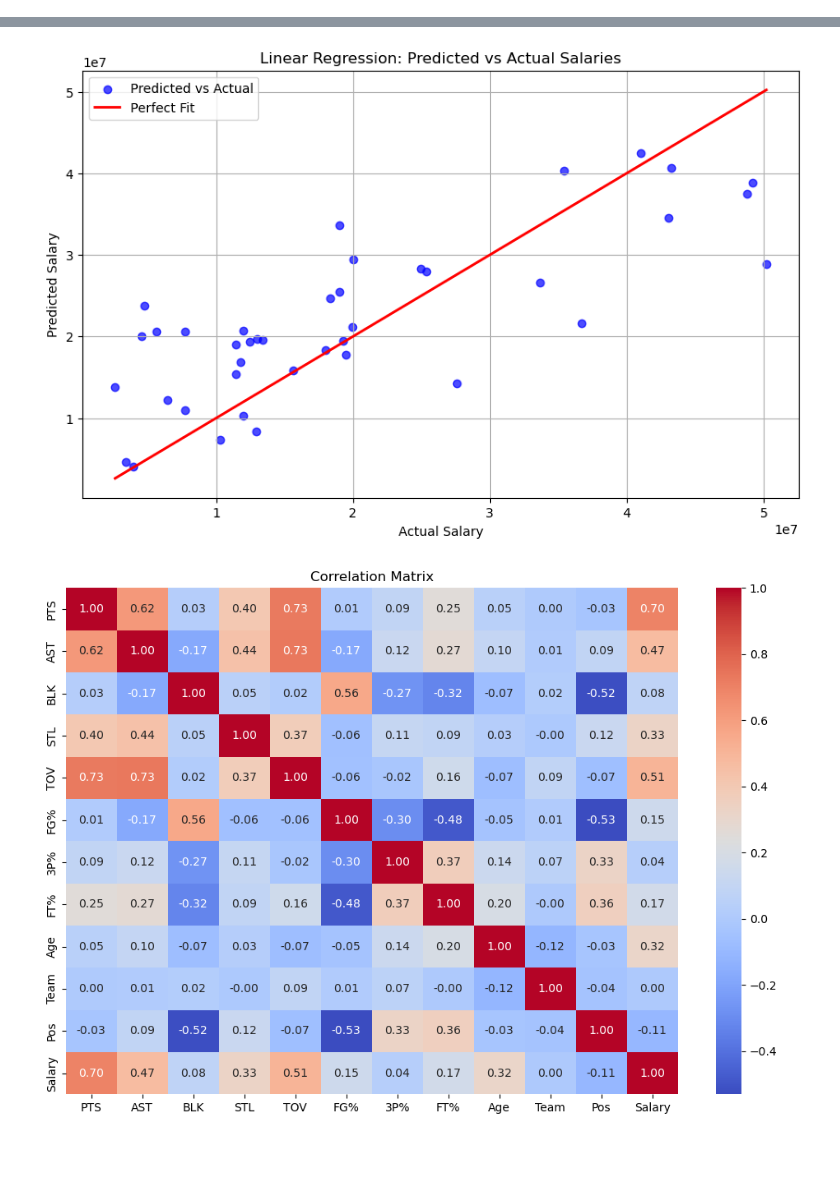
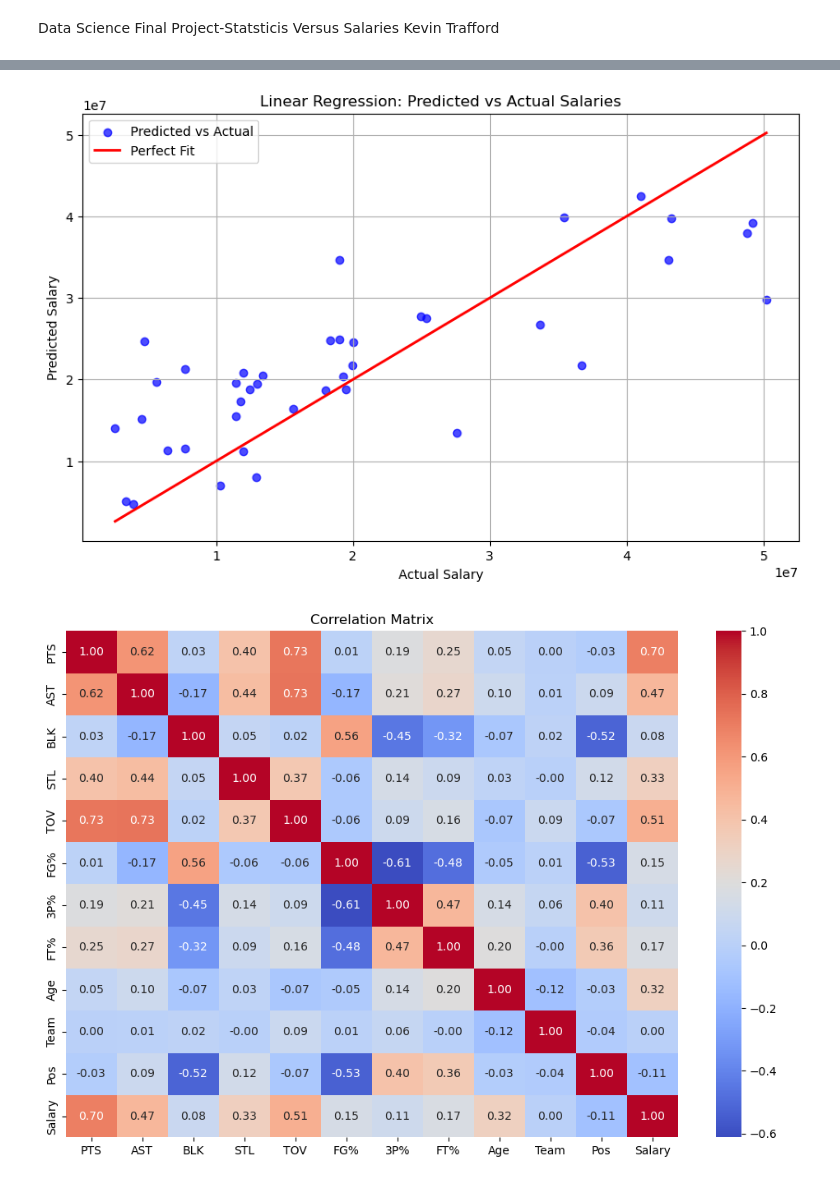
Before and after one commit to KevinTrafford/Trafford-Project, a Jupyter notebook: Trafford-Project-Code.ipynb, the cells around one changed output, grey strips where cells are left out. Cells and saved outputs as stored; diff of their text form; code cells hidden in the pictures; blank space fills up the shorter version.

```diff
--- a/Trafford-Project-Code.ipynb
+++ b/Trafford-Project-Code.ipynb
@@ -1,3 +1,6 @@
+# %% [markdown]
+Data Science Final Project-Statsticis Versus Salaries
+Kevin Trafford
 # %%
 import numpy as np
 import pandas as pd
@@ -10,72 +13,68 @@ from sklearn.metrics import confusion_matrix, ConfusionMatrixDisplay
 from sklearn.preprocessing import StandardScaler
 import seaborn as sns
 # %%
-from sklearn.linear_model import LinearRegression
-from sklearn.metrics import mean_squared_error, r2_score
-
-
-
+#Import the dataset using the CS that was created initially in Excel
 df = pd.read_csv('Project_Data-Trafford.csv')
 
-# Step 1: Data Exploration
-# Display the first few rows of the dataframe to understand its structure
+# Data Exploration-Display the first few rows of the dataframe to understand its structure,
+# Use the head function to display first few rows
+# Check for missing values
 print("Initial DataFrame:")
 print(df.head())
 
-# Check for missing values
 print("\nMissing Values:")
 print(df.isnull().sum())
 
-# Step 2: Data Cleaning
-# Drop unnecessary columns
+# Data Cleaning- Drop columns that are not needed
+# Drop rows that are missing needed values
+# Replace blanks with zeroes
+# Encode Categorical Data using ordinal encoder
 df = df.drop(columns=['Unnamed: 31', 'Unnamed: 34', 'Unnamed: 35', 'Unnamed: 36', 'Player2', 'Salary1'])
 
-# Drop rows with missing values in critical columns
 df = df.dropna(subset=['Player', 'Age', 'Team', 'Pos', 'Salary'])
 
-# Fill missing values in numerical columns with zeros (Players with no 3p attempts)df[numerical_cols] = df[numerical_cols].fillna(0)
-# Step 3: Encoding Categorical Data
-# Encode categorical columns using OrdinalEncoder
+numerical_cols = df.select_dtypes(include=['float64', 'int64']).columns.tolist()
+
+df[numerical_cols] = df[numerical_cols].fillna(0)
+
 encoder = OrdinalEncoder()
 categorical_cols = ['Team', 'Pos']
 df[categorical_cols] = encoder.fit_transform(df[categorical_cols])
 
-# Step 4: Feature Selection
-# Define features and target variable
+# Select features as all relevant satistics and target variable as Salary
+
 features = ['PTS', 'AST', 'BLK', 'STL', 'TOV', 'FG%', '3P%', 'FT%', 'Age', 'Team', 'Pos']
 X = df[features]
 y = df['Salary']
 
-# Step 5: Train-Test Split
+# Split the data into trainign and testing usein train_test_split function
+# Scale the data using StandardScaler
 X_train, X_test, y_train, y_test = train_test_split(X, y, test_size=0.2, random_state=42)
 
-# Step 6: Data Scaling
 scaler = StandardScaler()
 X_train_scaled = scaler.fit_transform(X_train)
 X_test_scaled = scaler.transform(X_test)
 
-# Step 7: Correlation Matrix
+# Create and print correlation matricx
 correlation_matrix = df[features + ['Salary']].corr()
 print("\nCorrelation Matrix:")
 print(correlation_matrix)
 
-# Step 8: Linear Regression Model
-# Initialize and train the model
+# Train the modle using the linear Regression tool
+# USe model to predict salaries on the test set
 linear_regressor = LinearRegression()
 linear_regressor.fit(X_train_scaled, y_train)
 
-# Predict salaries on the test set
 y_pred = linear_regressor.predict(X_test_scaled)
 
-# Evaluate the model
-mse = mean_squared_error(y_test, y_pred)
-r2 = r2_score(y_test, y_pred)
+# Evaluate the model by calculating the r squared value
+r2 = linear_regressor.score(X_test_scaled, y_test)
 
 print("\nLinear Regression Model Evaluation:")
-print(f"Mean Squared Error: {mse}")
 print(f"R-squared: {r2}")
-# Step 9: Visualization of Linear Regression with Line of Fit
-# Visualization of Linear Regression with Line of Fit
+
+# Print visualizations of the model as well as the correlation matrix
+
 plt.figure(figsize=(10, 6))
 plt.scatter(y_test, y_pred, alpha=0.7, color='blue', label='Predicted vs Actual')
 plt.plot([y_test.min(), y_test.max()], [y_test.min(), y_test.max()], color='red', linewidth=2, label='Perfect Fit')
@@ -86,7 +85,6 @@ plt.legend()
 plt.grid(True)
 plt.show()
 
-# Visualization of Correlation Matrix
 plt.figure(figsize=(12, 8))
 sns.heatmap(correlation_matrix, annot=True, fmt=".2f", cmap="coolwarm", cbar=True)
 plt.title('Correlation Matrix')
@@ -112,2 +110,2 @@ R-squared: 0.5839037374208265
-[figure, old version]
+[figure, new version]
-[figure, old version]
+[figure, new version]
```
Also changed, not shown: parts of 2 cells of this notebook, 1 other file.
